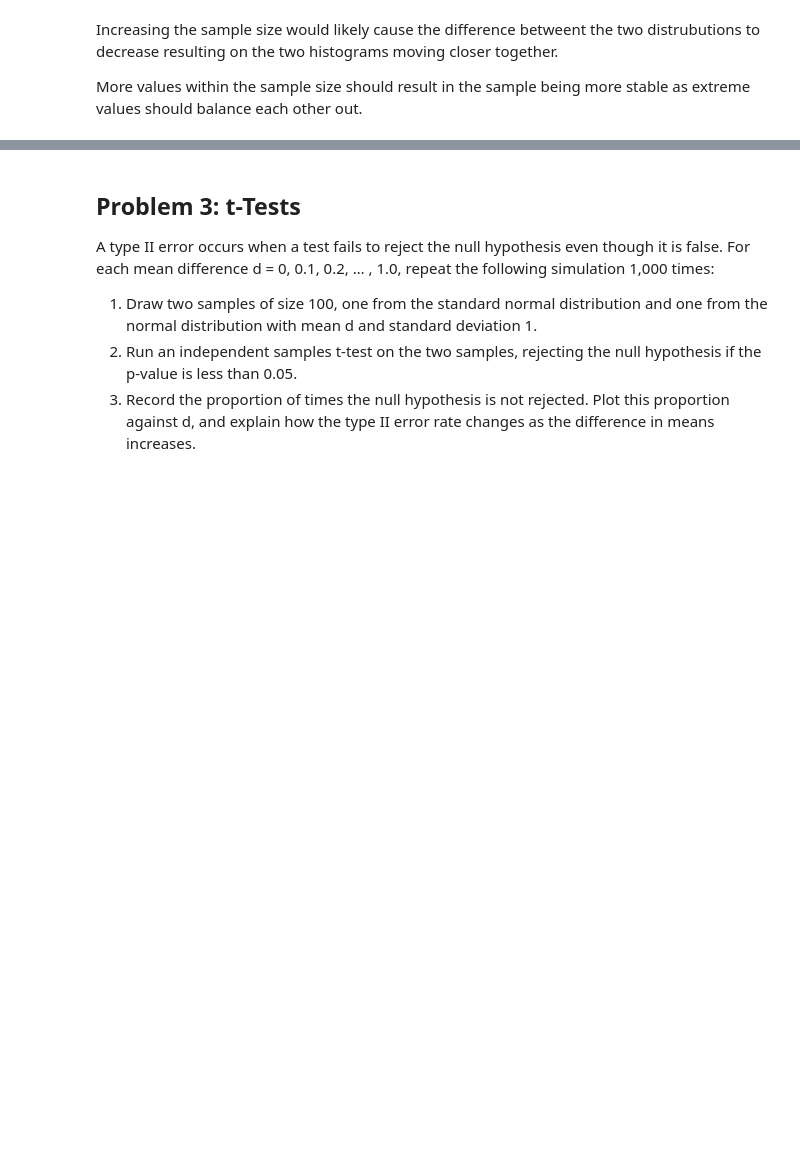
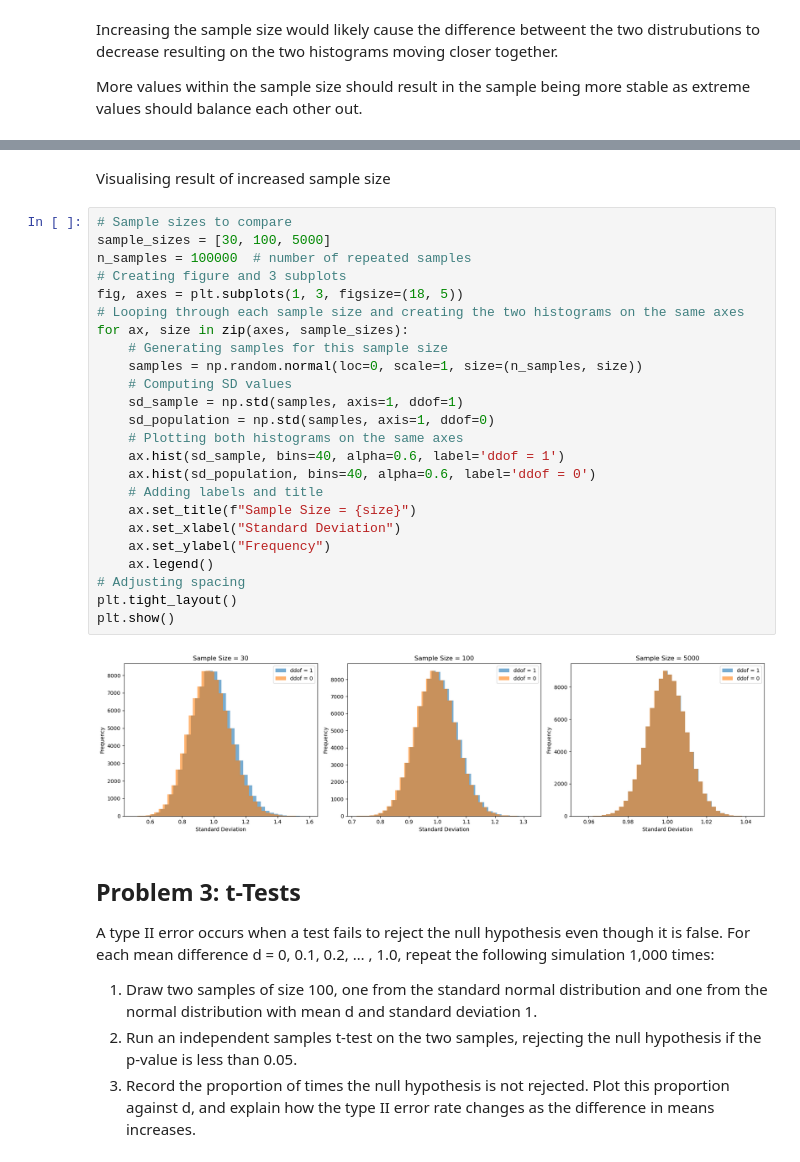
Before and after one commit to Ange-Dvs/applied-statistics, a Jupyter notebook: problems.ipynb, the cells around one changed output, grey strips where cells are left out. Cells and saved outputs as stored; diff of their text form; blank space fills up the shorter version.

Commit message:
Quotes added for expected results when increasing the sample size. Plot  to visualise this added after.

```diff
--- a/problems.ipynb
+++ b/problems.ipynb
@@ -526,3 +538,31 @@ More values within the sample size should result in the sample being more stable
+# %% [markdown]
+Visualising result of increased sample size
+# %%
+# Sample sizes to compare
+sample_sizes = [30, 100, 5000]
+n_samples = 100000  # number of repeated samples
+# Creating figure and 3 subplots
+fig, axes = plt.subplots(1, 3, figsize=(18, 5))
+# Looping through each sample size and creating the two histograms on the same axes
+for ax, size in zip(axes, sample_sizes):
+    # Generating samples for this sample size
+    samples = np.random.normal(loc=0, scale=1, size=(n_samples, size))
+    # Computing SD values
+    sd_sample = np.std(samples, axis=1, ddof=1)
+    sd_population = np.std(samples, axis=1, ddof=0)
+    # Plotting both histograms on the same axes
+    ax.hist(sd_sample, bins=40, alpha=0.6, label='ddof = 1')
+    ax.hist(sd_population, bins=40, alpha=0.6, label='ddof = 0')
+    # Adding labels and title
+    ax.set_title(f"Sample Size = {size}")
+    ax.set_xlabel("Standard Deviation")
+    ax.set_ylabel("Frequency")
+    ax.legend()
+# Adjusting spacing
+plt.tight_layout()
+plt.show()
+# %% [output]
+[figure, added]
 # %% [markdown]
 ## Problem 3: t-Tests
 A type II error occurs when a test fails to reject the null hypothesis even though it is false. For each mean difference
```
Also changed, not shown: parts of 2 cells of this notebook.
